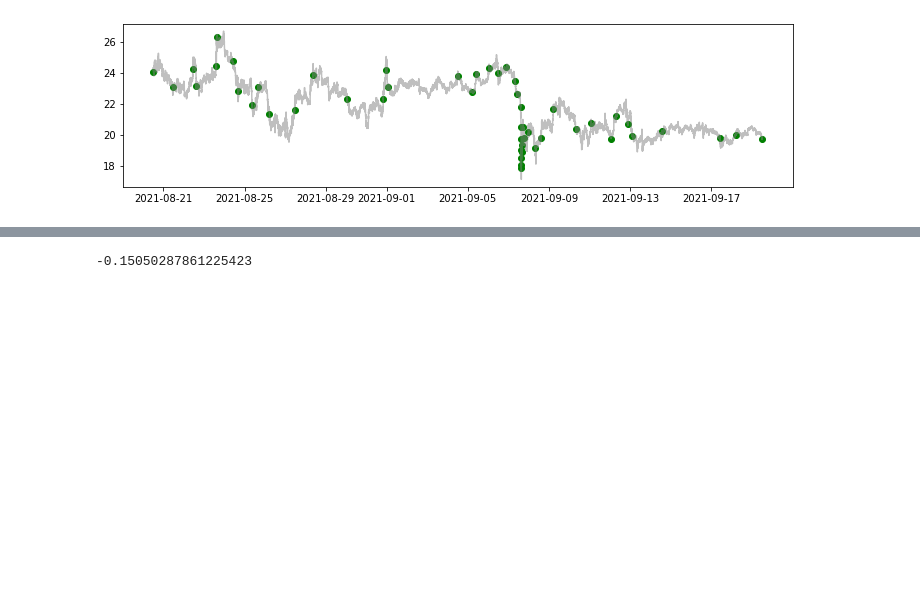
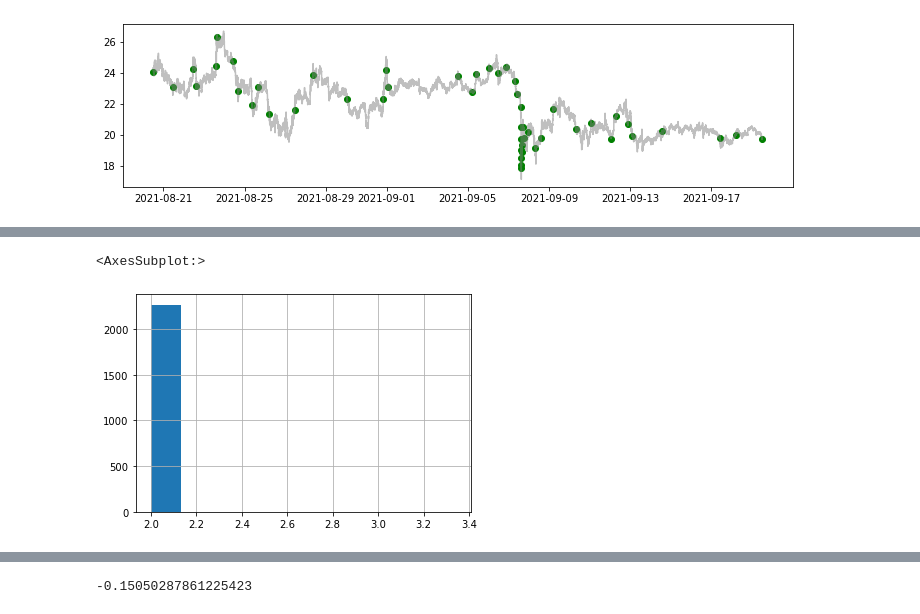
Before and after one commit to sunnymnie/chart-visualizer, a Jupyter notebook: main.ipynb, the cells around one changed output, grey strips where cells are left out. Drawn from its saved outputs; the diff is of its cells as text; code cells hidden in the pictures; blank space fills up the shorter version.

```diff
--- a/main.ipynb
+++ b/main.ipynb
@@ -234,0 +108,7 @@ Name: timestamp, Length: 788, dtype: int64
+# %%
+a = t1.index.values
+new = (t1.loc[a]-a)/(60000*24*60)
+new.hist()
+# %% [output]
+<AxesSubplot:>
+[figure, added]
```
Also changed, not shown: parts of 24 cells of this notebook, 4 other files.
